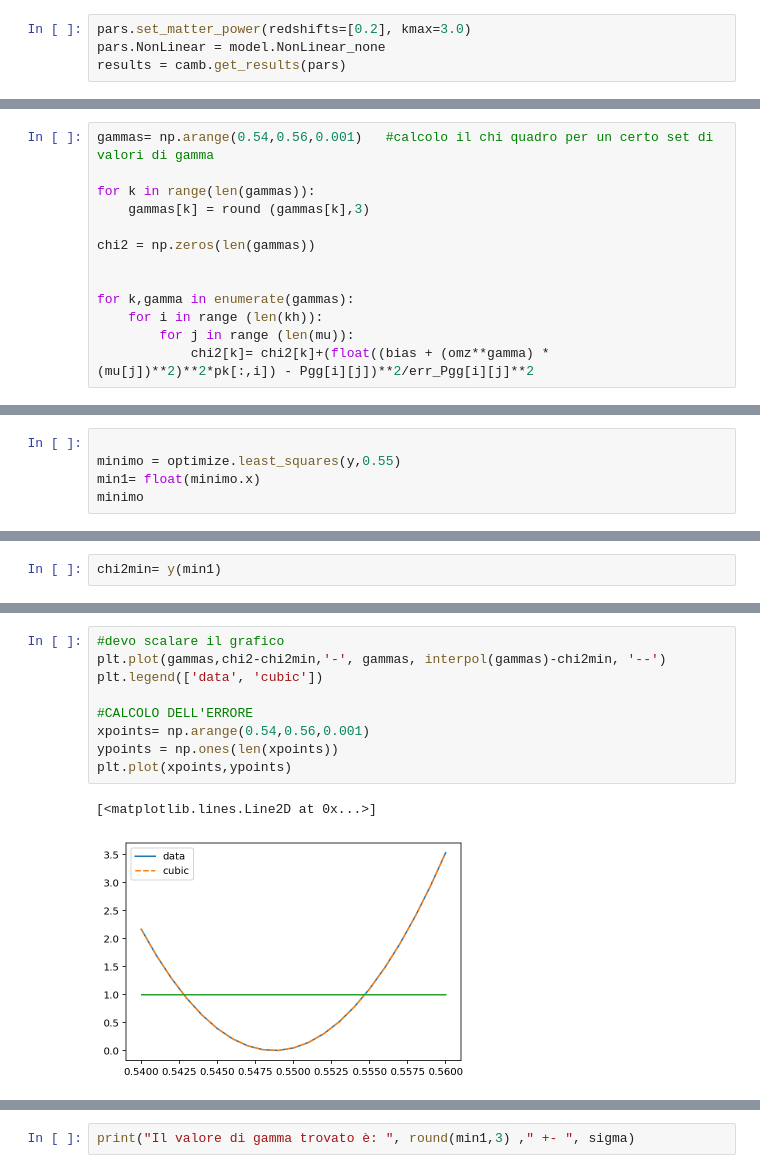
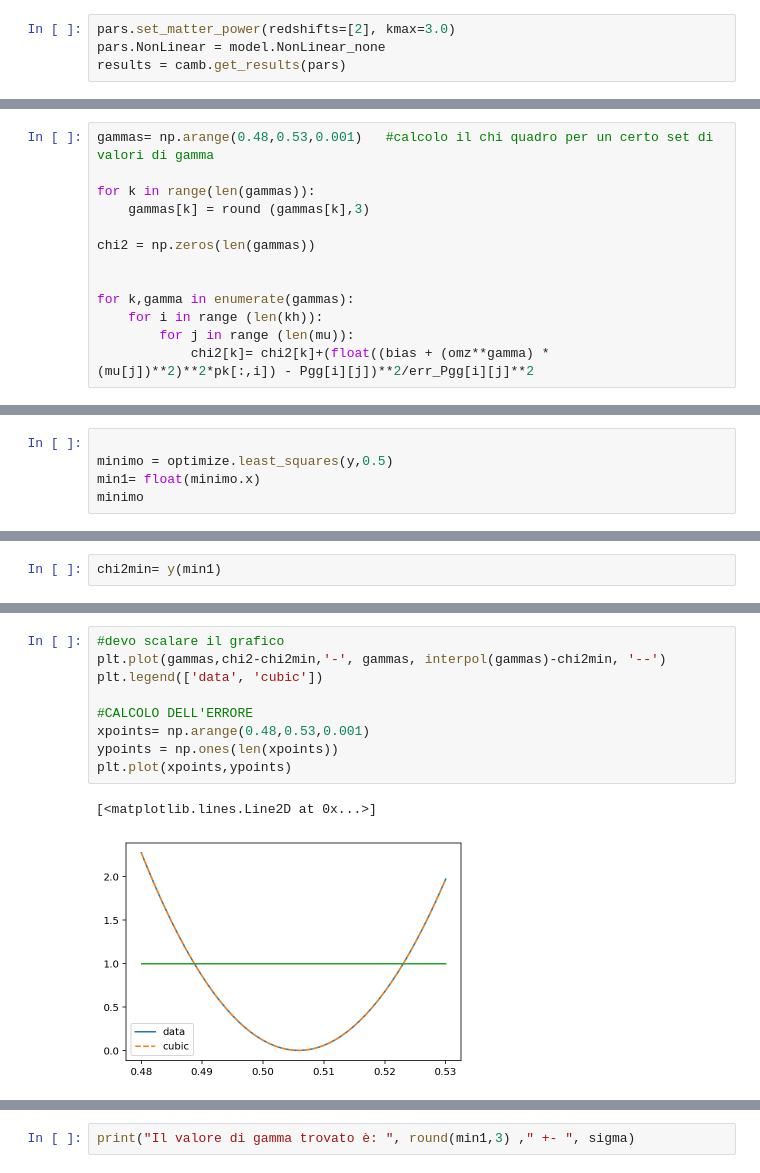
Before and after one commit to Sareva00/Tesi, a Jupyter notebook: FitGamma.ipynb, the cells around one changed output, grey strips where cells are left out. Saved outputs shown, nothing was run; the diff lists cells and outputs as text.

```diff
--- a/FitGamma.ipynb
+++ b/FitGamma.ipynb
@@ -32,7 +32,7 @@ class: <InitialPowerLaw>
  As = 2e-09
  At = 1.0
 # %%
-pars.set_matter_power(redshifts=[0.2], kmax=3.0)
+pars.set_matter_power(redshifts=[2], kmax=3.0)
 pars.NonLinear = model.NonLinear_none
 results = camb.get_results(pars)
 # %%
@@ -156,5 +159,5 @@ print(err_Pgg[:,0])
 # %%
-gammas= np.arange(0.54,0.56,0.001)   #calcolo il chi quadro per un certo set di valori di gamma
+gammas= np.arange(0.48,0.53,0.001)   #calcolo il chi quadro per un certo set di valori di gamma
 
 for k in range(len(gammas)):
     gammas[k] = round (gammas[k],3)
@@ -182,7 +185,7 @@ type(interpol)
 y=lambda x: interpol(x)
 # %%
 
-minimo = optimize.least_squares(y,0.55)
+minimo = optimize.least_squares(y,0.5)
 min1= float(minimo.x)
 minimo
 # %% [output]
@@ -215,14 +218,14 @@ plt.scatter(gammas,chi2)
 # %%
 #devo scalare il grafico
 plt.plot(gammas,chi2-chi2min,'-', gammas, interpol(gammas)-chi2min, '--')
 plt.legend(['data', 'cubic'])
 
 #CALCOLO DELL'ERRORE
-xpoints= np.arange(0.54,0.56,0.001)
+xpoints= np.arange(0.48,0.53,0.001)
 ypoints = np.ones(len(xpoints))
 plt.plot(xpoints,ypoints)
 # %% [output]
 [<matplotlib.lines.Line2D at 0x...>]
-[figure, old version]
+[figure, new version]
 # %%
 y2= lambda x: interpol(x) - 1 -chi2min
```
Also changed, not shown: parts of 11 cells of this notebook, 1 other file.
